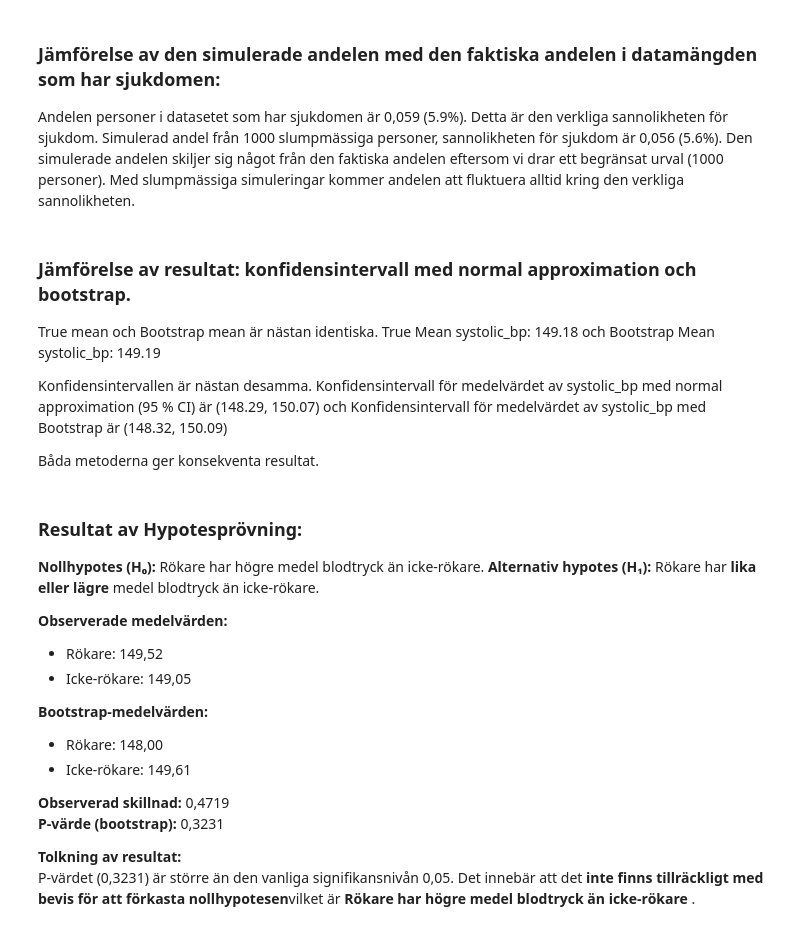
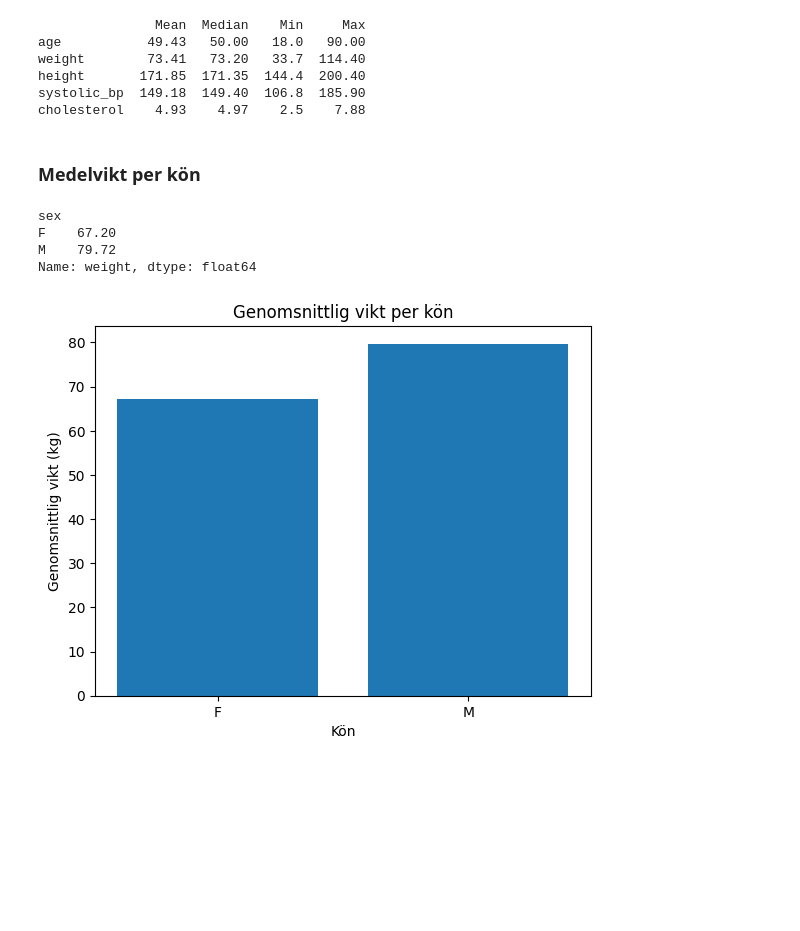
Before and after one commit to MstAnarkoli/Data-Science-Project_health-study, a Jupyter notebook: notebooks/report.ipynb, the cells around one changed output. Saved outputs shown, nothing was run; the diff lists cells and outputs as text; code cells hidden in the pictures; blank space fills up the shorter version.

```diff
--- a/notebooks/report.ipynb
+++ b/notebooks/report.ipynb
@@ -37,31 +8,27 @@ Slutsats: P-värdet (0,3231) är större än den vanliga signifikansnivån 0,05.
-# %% [markdown]
-### Jämförelse av den simulerade andelen med den faktiska andelen i datamängden som har sjukdomen:
-
-Andelen personer i datasetet som har sjukdomen är 0,059 (5.9%). Detta är den verkliga sannolikheten för sjukdom. Simulerad andel från 1000 slumpmässiga personer, sannolikheten för sjukdom är 0,056 (5.6%). Den simulerade andelen skiljer sig något från den faktiska andelen eftersom vi drar ett begränsat urval (1000 personer). Med slumpmässiga simuleringar kommer andelen att fluktuera alltid kring den verkliga sannolikheten.
-# %% [markdown]
-### Jämförelse av resultat: konfidensintervall med normal approximation och bootstrap.
-
-True mean och Bootstrap mean är nästan identiska. True Mean systolic_bp: 149.18 och Bootstrap Mean systolic_bp: 149.19
-
-Konfidensintervallen är nästan desamma. Konfidensintervall för medelvärdet av systolic_bp med normal approximation (95 % CI) är (148.29, 150.07) och Konfidensintervall för medelvärdet av systolic_bp med Bootstrap är (148.32, 150.09)
-
-Båda metoderna ger konsekventa resultat.
-# %% [markdown]
-### Resultat av Hypotesprövning:
-
-**Nollhypotes (H₀):** Rökare har högre medel blodtryck än icke-rökare.
-**Alternativ hypotes (H₁):** Rökare har **lika eller lägre** medel blodtryck än icke-rökare.
-
-**Observerade medelvärden:**
-- Rökare: 149,52
-- Icke-rökare: 149,05
-
-**Bootstrap-medelvärden:**
-- Rökare: 148,00
-- Icke-rökare: 149,61
-
-**Observerad skillnad:** 0,4719
-**P-värde (bootstrap):** 0,3231
-
-**Tolkning av resultat:**
-P-värdet (0,3231) är större än den vanliga signifikansnivån 0,05. Det innebär att det **inte finns tillräckligt med bevis för att förkasta nollhypotesen**vilket är **Rökare har högre medel blodtryck än icke-rökare** .
+# %%
+
+analyzer = HealthAnalyzer()
+
+statistics = analyzer.descriptive_stats()
+print(statistics)
+# %% [output]
+               Mean  Median    Min     Max
+age           49.43   50.00   18.0   90.00
+weight        73.41   73.20   33.7  114.40
+height       171.85  171.35  144.4  200.40
+systolic_bp  149.18  149.40  106.8  185.90
+cholesterol    4.93    4.97    2.5    7.88
+# %% [markdown]
+### Medelvikt per kön
+# %%
+avg_weight = analyzer.avg_weight_by_gender()
+print(avg_weight)
+
+
+analyzer.plot_avg_weight_by_gender()
+# %% [output]
+sex
+F    67.20
+M    79.72
+Name: weight, dtype: float64
+[figure, added]
```
Also changed, not shown: parts of 5 cells of this notebook, 3 other files.
